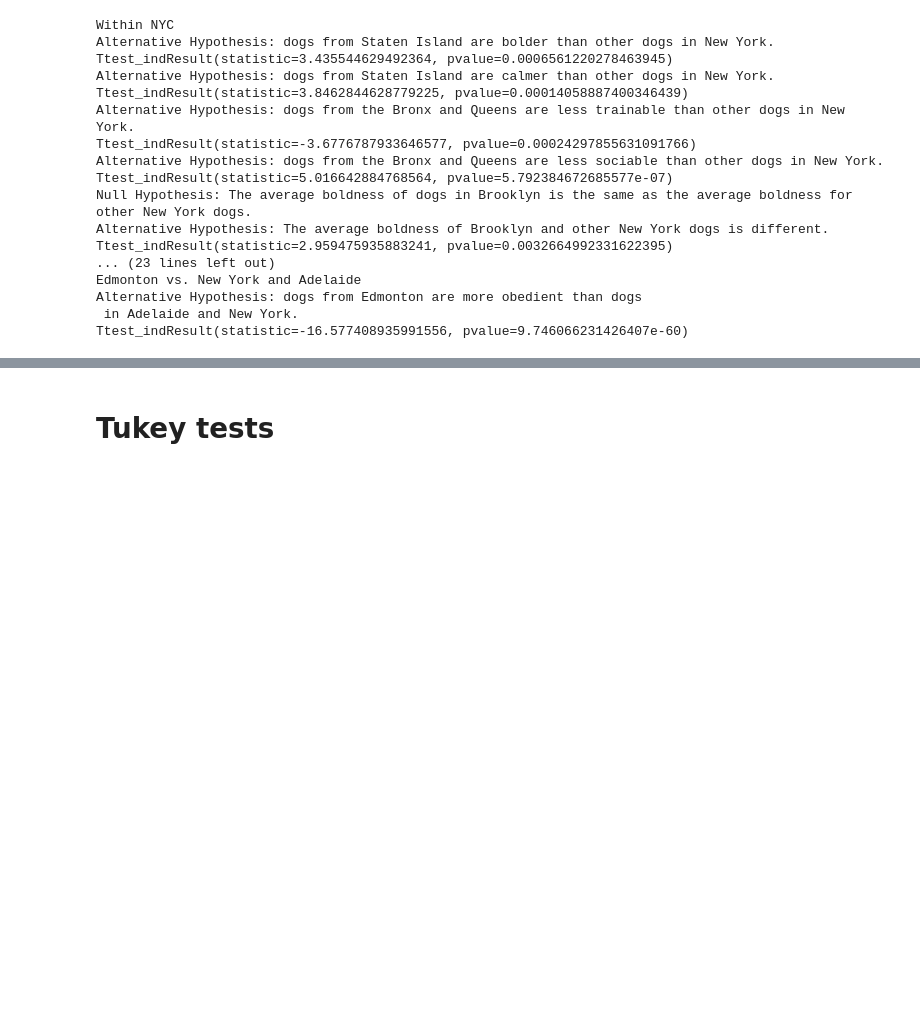
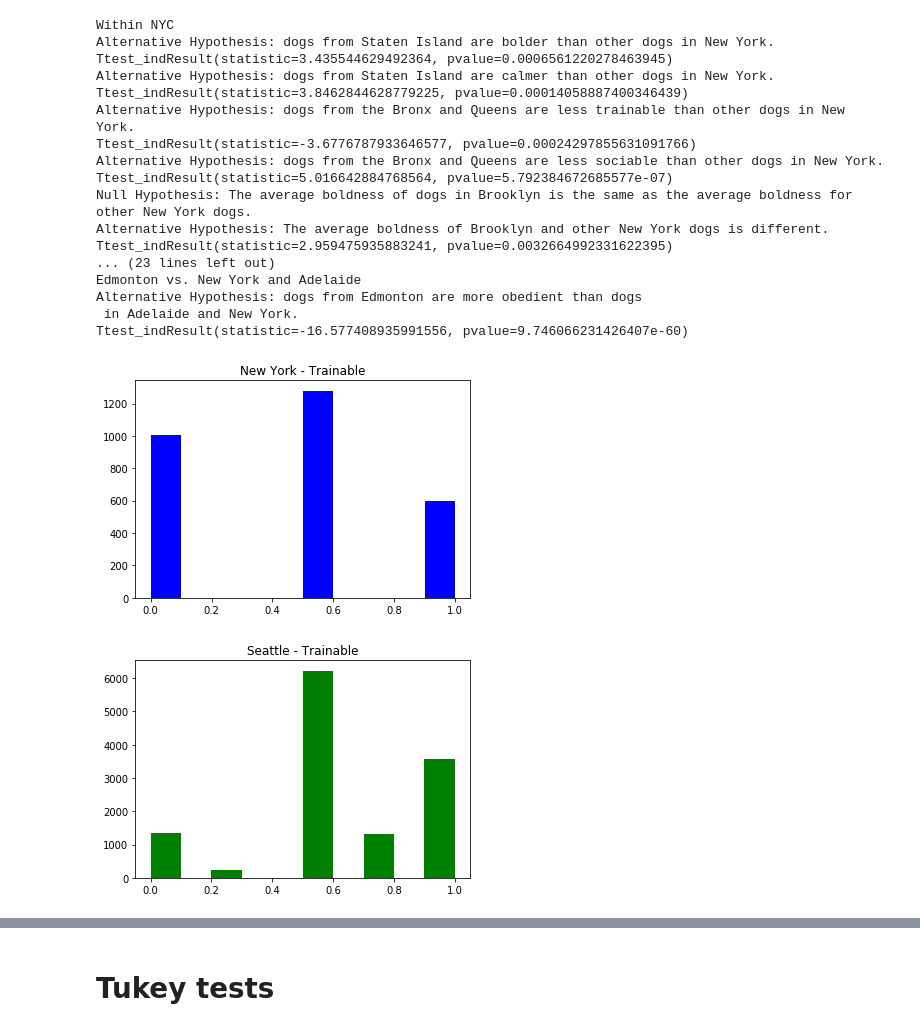
Before and after one commit to Save-All-The-Pets/dog_attributes, a Jupyter notebook: src/analysis.ipynb, the cells around one changed output, grey strips where cells are left out. Drawn from its saved outputs; the diff is of its cells as text; code cells hidden in the pictures; blank space fills up the shorter version.

```diff
--- a/src/analysis.ipynb
+++ b/src/analysis.ipynb
@@ -434,3 +488,14 @@ Edmonton vs. New York and Adelaide
 Alternative Hypothesis: dogs from Edmonton are more obedient than dogs
  in Adelaide and New York.
 Ttest_indResult(statistic=-16.577408935991556, pvalue=9.746066231426407e-60)
+# %%
+
+plt.hist(nyc_trainable['Trainable'], color='blue')
+plt.title('New York - Trainable')
+plt.show()
+plt.hist(seattle_trainable['Trainable'], color='green')
+plt.title('Seattle - Trainable')
+plt.show()
+# %% [output]
+[figure, added]
+[figure, added]
```
Also changed, not shown: parts of 19 cells of this notebook.
